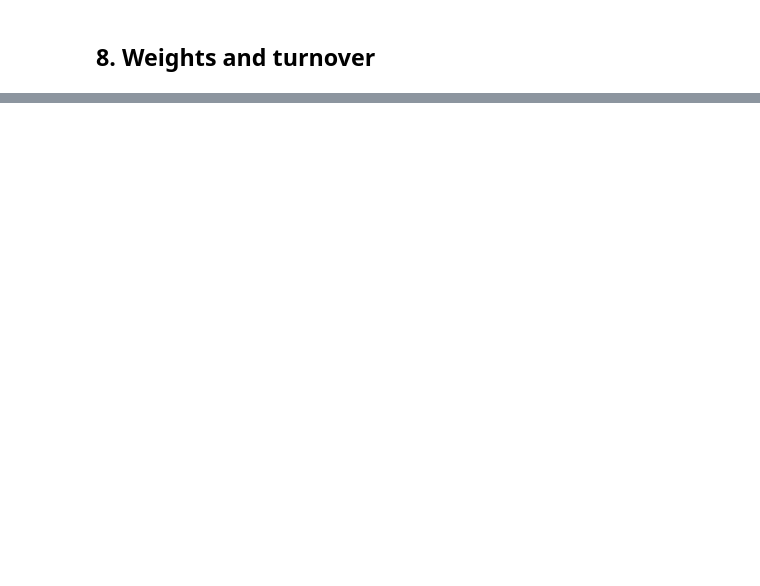
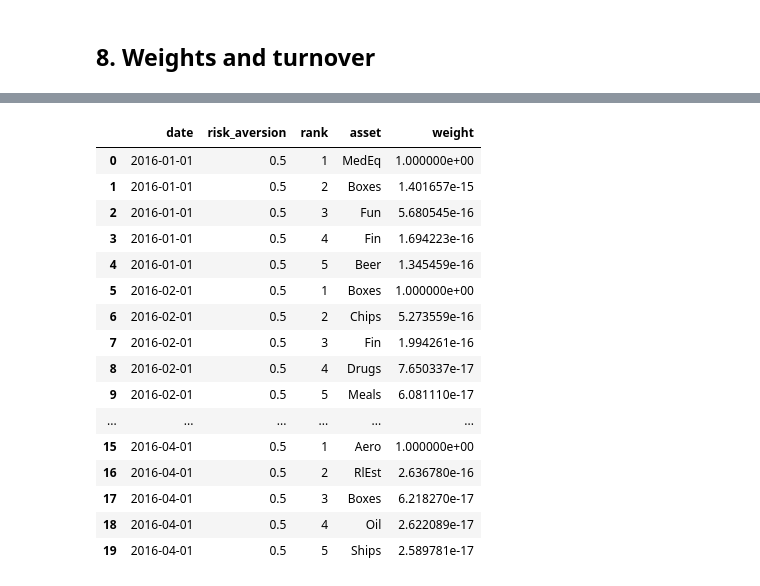
Before and after one commit to ahmad-aghapour/dynamic_portfolio_diffusion_model, a Jupyter notebook: notebooks/ff49_diffusion_pipeline.ipynb, the cells around one changed output, grey strips where cells are left out. Drawn from its saved outputs; the diff is of its cells as text; code cells hidden in the pictures; blank space fills up the shorter version.

```diff
--- a/notebooks/ff49_diffusion_pipeline.ipynb
+++ b/notebooks/ff49_diffusion_pipeline.ipynb
@@ -267,0 +559,18 @@ print(rl_data["dates"][:3])
+# %%
+# ============================================================
+# Historical rolling 500-month Markowitz benchmark
+# ============================================================
+
+LOOKBACK_MONTHS = 500
+
+# Full raw monthly return panel.
+# This should be the same raw return DataFrame used before training.
+# Rows = months, columns = industries/assets.
+returns_panel = monthly_returns_df[industry_names].copy()
+
+# Make sure columns match the assets used in the backtest
+returns_panel = returns_panel[asset_names]
+
+print("returns_panel:", returns_panel.shape)
+print("backtest dates:", len(dates))
+print("actual_next_returns:", actual_next_returns.shape)
@@ -267,0 +797,47 @@ print(rl_data["dates"][:3])
+# %%
+# ============================================================
+# Top-5 monthly allocations for each diffusion risk aversion
+# ============================================================
+
+top_k = 5
+
+top5_rows = []
+
+for gamma in risk_aversions:
+    W = ra_weights[gamma]  # [T, N]
+
+    for t, date in enumerate(dates):
+        w_t = W[t]
+
+        top_idx = np.argsort(w_t)[::-1][:top_k]
+
+        for rank, j in enumerate(top_idx, start=1):
+            top5_rows.append({
+                "date": date,
+                "risk_aversion": gamma,
+                "rank": rank,
+                "asset": asset_names[j],
+                "weight": w_t[j],
+            })
+
+top5_allocations_df = pd.DataFrame(top5_rows)
+
+display(top5_allocations_df.head(20))
+# %% [output]
+|  | date | risk_aversion | rank | asset | weight |
+| 0 | 2016-01-01 | 0.5 | 1 | MedEq | 1.000000e+00 |
+| 1 | 2016-01-01 | 0.5 | 2 | Boxes | 1.401657e-15 |
+| 2 | 2016-01-01 | 0.5 | 3 | Fun | 5.680545e-16 |
+| 3 | 2016-01-01 | 0.5 | 4 | Fin | 1.694223e-16 |
+| 4 | 2016-01-01 | 0.5 | 5 | Beer | 1.345459e-16 |
+| 5 | 2016-02-01 | 0.5 | 1 | Boxes | 1.000000e+00 |
+| 6 | 2016-02-01 | 0.5 | 2 | Chips | 5.273559e-16 |
+| 7 | 2016-02-01 | 0.5 | 3 | Fin | 1.994261e-16 |
+| 8 | 2016-02-01 | 0.5 | 4 | Drugs | 7.650337e-17 |
+| 9 | 2016-02-01 | 0.5 | 5 | Meals | 6.081110e-17 |
+| ... | ... | ... | ... | ... | ... |
+| 15 | 2016-04-01 | 0.5 | 1 | Aero | 1.000000e+00 |
+| 16 | 2016-04-01 | 0.5 | 2 | RlEst | 2.636780e-16 |
+| 17 | 2016-04-01 | 0.5 | 3 | Boxes | 6.218270e-17 |
+| 18 | 2016-04-01 | 0.5 | 4 | Oil | 2.622089e-17 |
+| 19 | 2016-04-01 | 0.5 | 5 | Ships | 2.589781e-17 |
```
Also changed, not shown: parts of 25 cells of this notebook, 12 other files.
